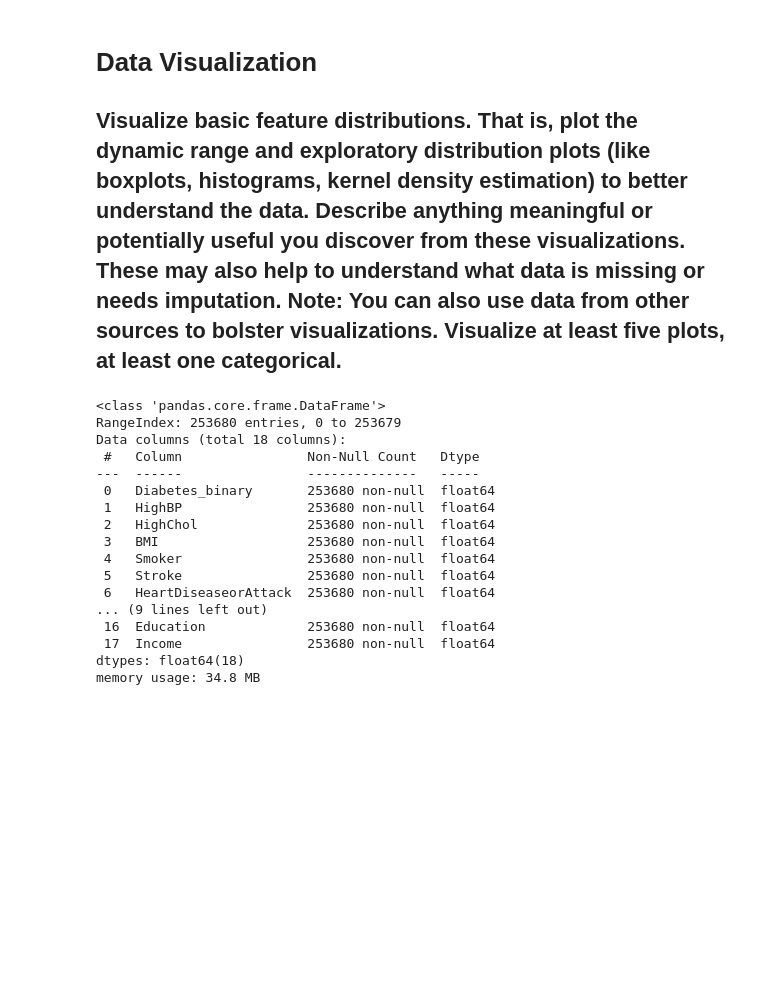
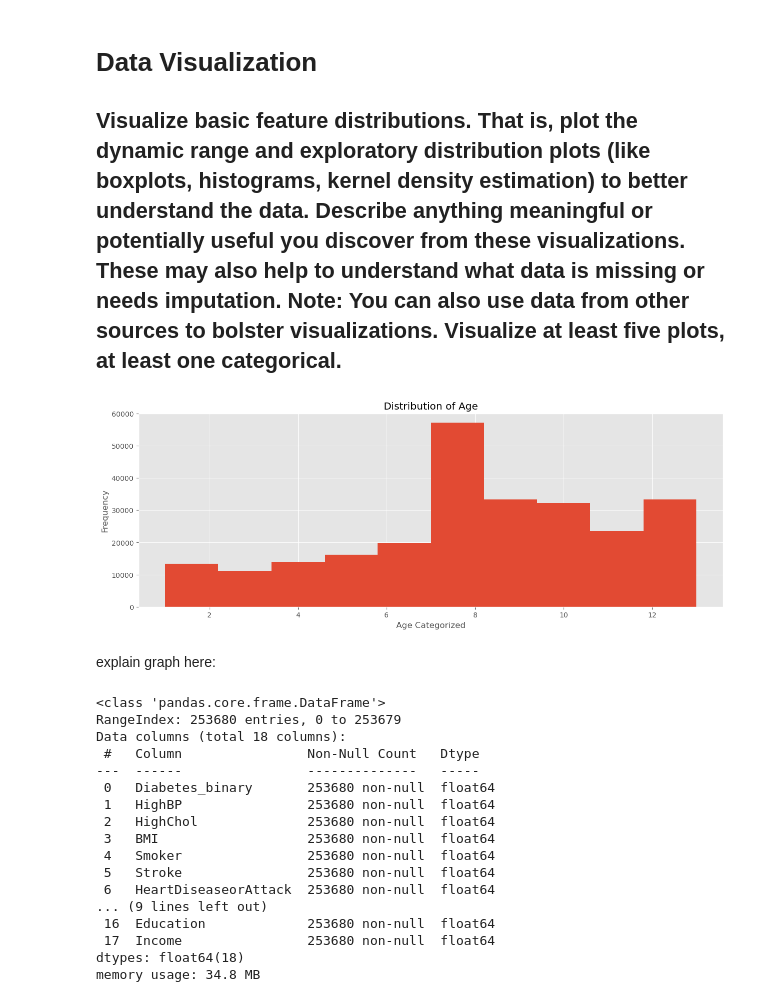
Before and after one commit to 48878679/CS-5324-Lab1, a Jupyter notebook: Lab1/Lab1.ipynb, the cells around one changed output. Cells and saved outputs as stored; diff of their text form; code cells hidden in the pictures; blank space fills up the shorter version.

Commit message:
age visualization

```diff
--- a/Lab1/Lab1.ipynb
+++ b/Lab1/Lab1.ipynb
@@ -183,6 +183,21 @@ sns.heatmap(cm, annot=True, cmap="coolwarm", fmt=".2f", vmin = -1, vmax = 1)
 # %% [markdown]
 # Data Visualization
 ## Visualize basic feature distributions. That is, plot the dynamic range and exploratory distribution plots (like boxplots, histograms, kernel density estimation) to better understand the data. Describe anything meaningful or potentially useful you discover from these visualizations. These may also help to understand what data is missing or needs imputation. Note: You can also use data from other sources to bolster visualizations. Visualize at least five plots, at least one categorical.
+# %%
+# there is 0.18 correlation between age and diabetes
+plt.style.use('ggplot')
+
+fig = plt.figure(figsize=(15,5))
+
+df_copy.Age.plot.hist()
+plt.title('Distribution of Age')
+plt.xlabel("Age Categorized")
+
+plt.show()
+# %% [output]
+[figure, added]
+# %% [markdown]
+explain graph here:
 # %%
 # cleaning data
 for col in ['Veggies','Fruits','MentHlth','CholCheck', '', '']:
```
